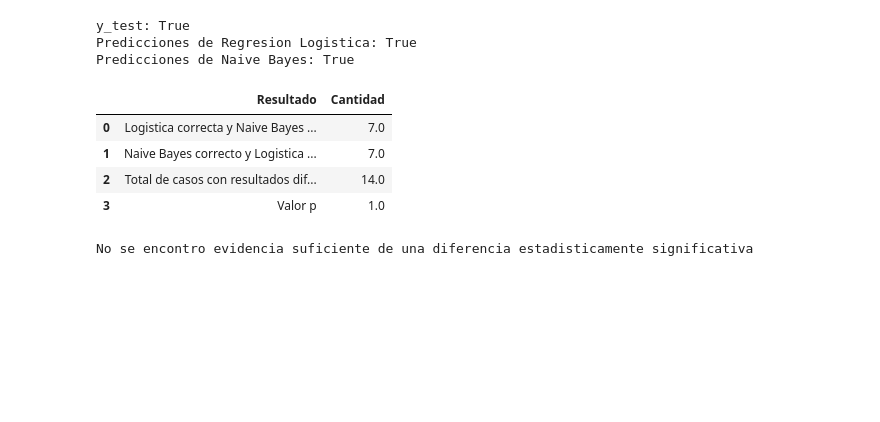
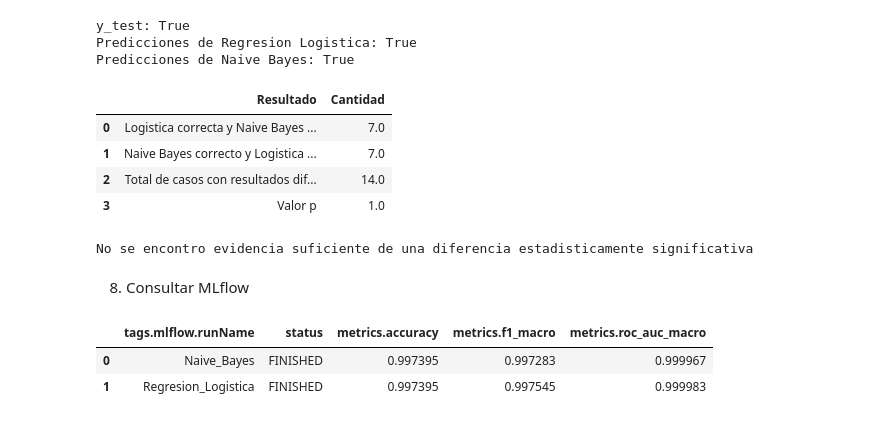
Before and after one commit to maguila8/ACTIVIDAD5, a Jupyter notebook: fuentes/entrena.ipynb, the cells around one changed output. Drawn from its saved outputs; the diff is of its cells as text; code cells hidden in the pictures; blank space fills up the shorter version.

```diff
--- a/fuentes/entrena.ipynb
+++ b/fuentes/entrena.ipynb
@@ -999,3 +999,39 @@ else:
 | 2 | Total de casos con resultados dif... | 14.0 |
 | 3 | Valor p | 1.0 |
 No se encontro evidencia suficiente de una diferencia estadisticamente significativa
+# %% [markdown]
+8. Consultar MLflow
+# %%
+#consultar los experimentos guardados en MLflow
+
+import mlflow
+import pandas as pd
+from IPython.display import display
+
+mlflow.set_tracking_uri("sqlite:///mlflow.db")
+
+experimento = mlflow.get_experiment_by_name(
+    "Clasificacion_Mensajes_Atencion"
+)
+
+if experimento is not None:
+    ejecuciones = mlflow.search_runs(
+        experiment_ids=[experimento.experiment_id]
+    )
+
+    columnas = [
+        "tags.mlflow.runName",
+        "status",
+        "metrics.accuracy",
+        "metrics.f1_macro",
+        "metrics.roc_auc_macro"
+    ]
+
+    display(ejecuciones[columnas])
+
+else:
+    print("No se encontró el experimento en MLflow")
+# %% [output]
+|  | tags.mlflow.runName | status | metrics.accuracy | metrics.f1_macro | metrics.roc_auc_macro |
+| 0 | Naive_Bayes | FINISHED | 0.997395 | 0.997283 | 0.999967 |
+| 1 | Regresion_Logistica | FINISHED | 0.997395 | 0.997545 | 0.999983 |
```
